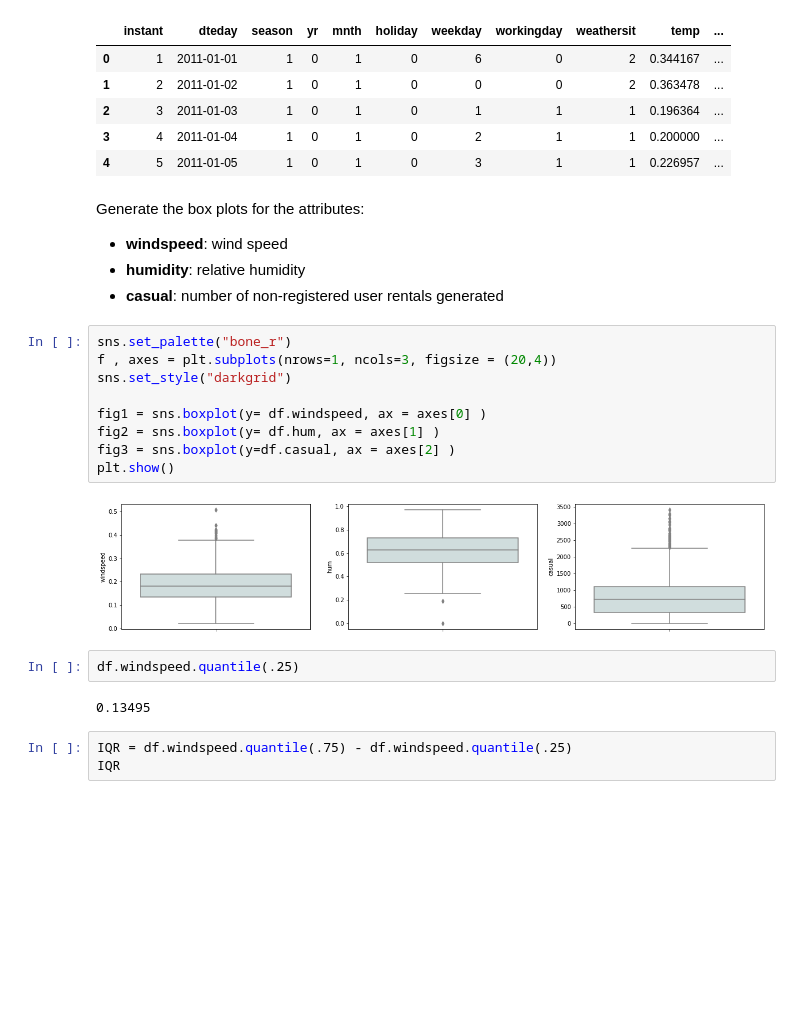
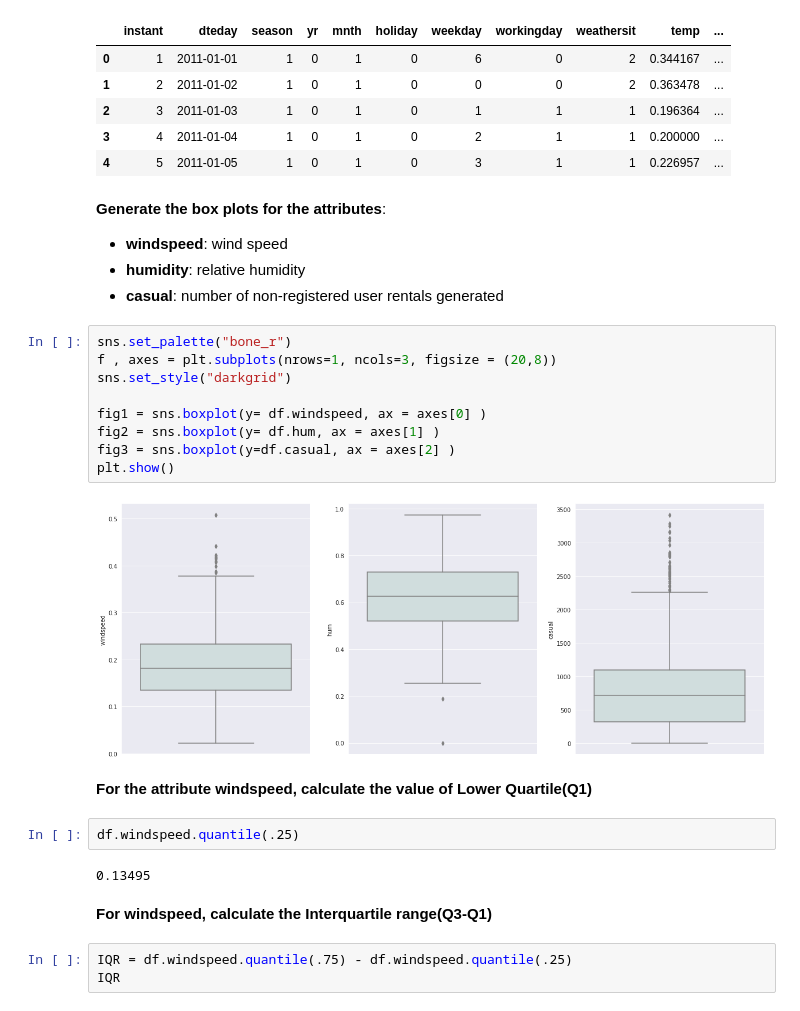
Before and after one commit to DLPY/Unsupervised-Learning-Session-2, a Jupyter notebook: Local_Outlier_Factor.ipynb, the cells around one changed output. Cells and saved outputs as stored; diff of their text form; blank space fills up the shorter version.

```diff
--- a/Local_Outlier_Factor.ipynb
+++ b/Local_Outlier_Factor.ipynb
@@ -138,25 +160,29 @@ df.head()
 | 3 | 4 | 2011-01-04 | 1 | 0 | 1 | 0 | 2 | 1 | 1 | 0.200000 | ... |
 | 4 | 5 | 2011-01-05 | 1 | 0 | 1 | 0 | 3 | 1 | 1 | 0.226957 | ... |
 # %% [markdown]
-Generate the box plots for the attributes:
+**Generate the box plots for the attributes**:
 *   **windspeed**: wind speed
 *   **humidity**: relative humidity
 *   **casual**: number of non-registered user rentals generated
 # %%
 sns.set_palette("bone_r")
-f , axes = plt.subplots(nrows=1, ncols=3, figsize = (20,4))
+f , axes = plt.subplots(nrows=1, ncols=3, figsize = (20,8))
 sns.set_style("darkgrid")
 
 fig1 = sns.boxplot(y= df.windspeed, ax = axes[0] )
 fig2 = sns.boxplot(y= df.hum, ax = axes[1] )
 fig3 = sns.boxplot(y=df.casual, ax = axes[2] )
 plt.show()
 # %% [output]
-[figure, old version]
+[figure, new version]
+# %% [markdown]
+**For the attribute windspeed, calculate the value of Lower Quartile(Q1)**
 # %%
 df.windspeed.quantile(.25)
 # %% [output]
 0.13495
+# %% [markdown]
+**For windspeed, calculate the Interquartile range(Q3-Q1)**
 # %%
 IQR = df.windspeed.quantile(.75) - df.windspeed.quantile(.25)
 IQR
```
Also changed, not shown: parts of 2 cells of this notebook.
